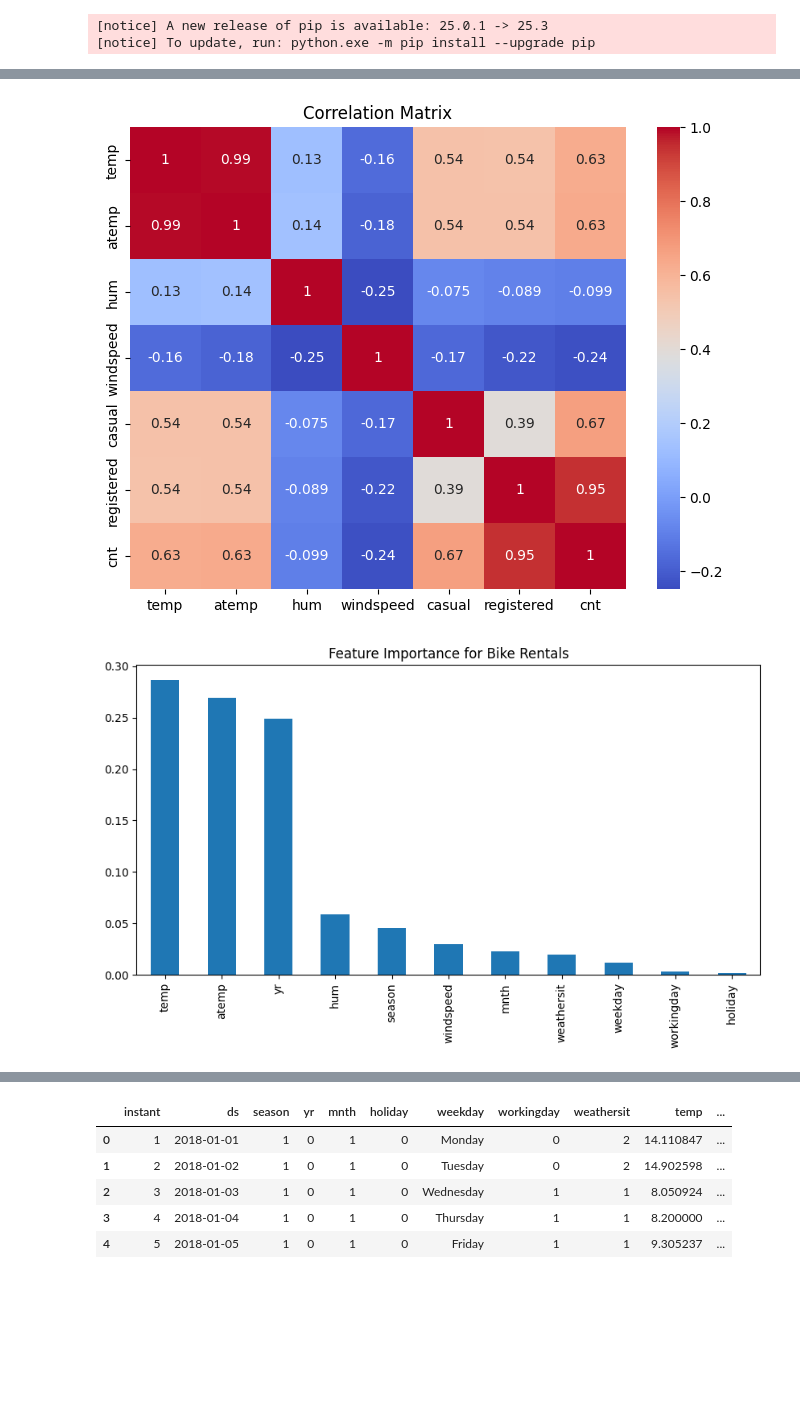
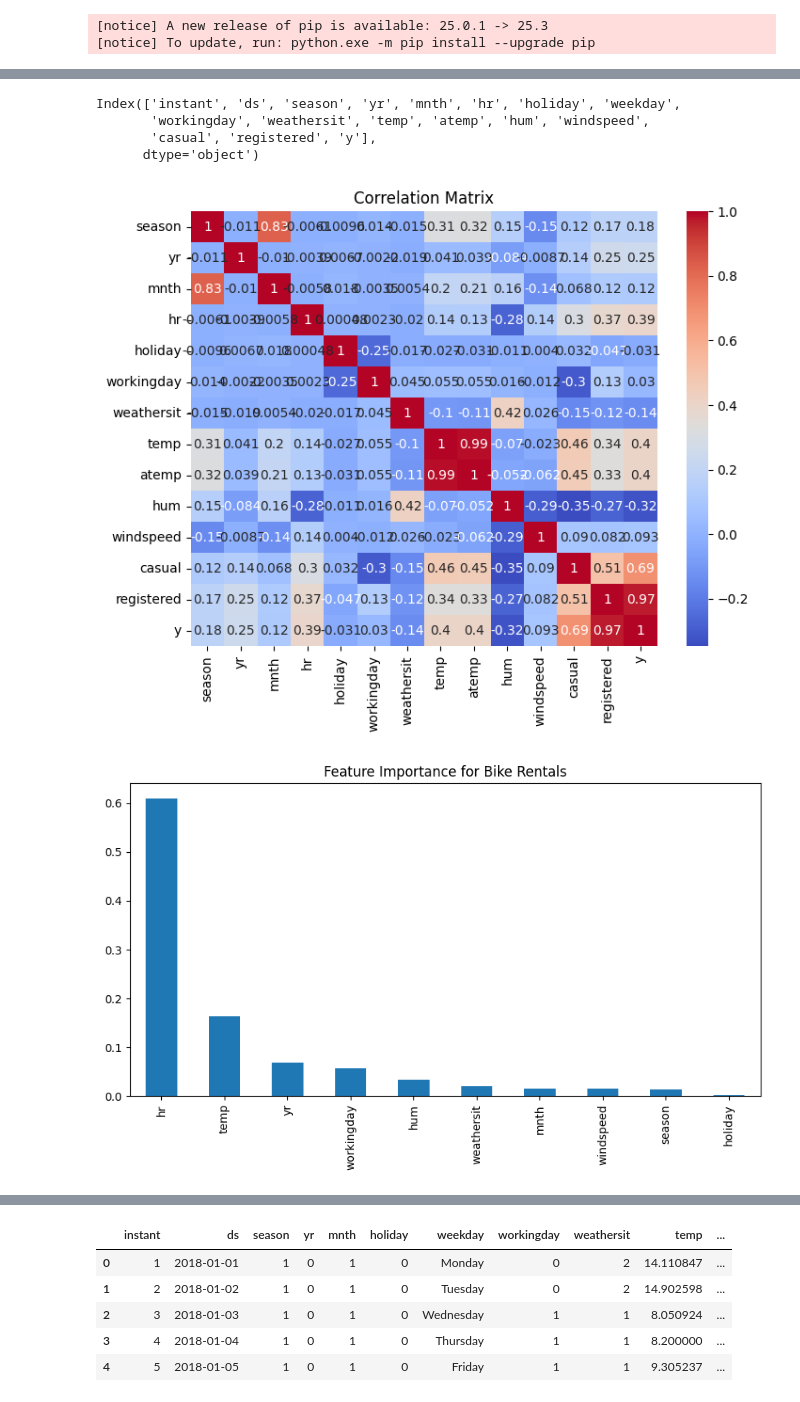
Before and after one commit to atikuddola/Forecasting-Model-Explore, a Jupyter notebook: forcast.ipynb, the cells around one changed output, grey strips where cells are left out. Cells and saved outputs as stored; diff of their text form; code cells hidden in the pictures; blank space fills up the shorter version.

```diff
--- a/forcast.ipynb
+++ b/forcast.ipynb
@@ -62,7 +86,7 @@ memory usage: 91.4+ KB
 # %%
 # Rename columns
-df_prophet = df.rename(columns={'dteday':'ds', 'cnt':'y'})
+df = df.rename(columns={'dteday':'ds', 'cnt':'y'})
 
 # Convert date
-df_prophet['ds'] = pd.to_datetime(df_prophet['ds'], dayfirst=True)
+df['ds'] = pd.to_datetime(df['ds'])
 # %%
@@ -97,5 +121,5 @@ plt.show()
 # %%
-df_prophet['weekday'] = df_prophet['ds'].dt.day_name()
-df_prophet.groupby('weekday')['y'].mean()
+df['weekday'] = df['ds'].dt.day_name()
+df.groupby('weekday')['y'].mean()
 # %% [output]
 weekday
@@ -128,8 +151,0 @@ plt.show()
-# %%
-df['weekday_name'] = pd.to_datetime(df['dteday'], dayfirst=True).dt.day_name()
-weekly_pattern = df.groupby('weekday_name')['cnt'].mean().reindex([
-    'Monday','Tuesday','Wednesday','Thursday','Friday','Saturday','Sunday'
-])
-weekly_pattern.plot(kind='bar', figsize=(8,4), title='Average Rentals per Weekday')
-plt.ylabel('Average Rentals')
-plt.show()
@@ -138,6 +151,0 @@ plt.show()
-# %%
-df['month'] = pd.to_datetime(df['dteday'], dayfirst=True).dt.month
-monthly_pattern = df.groupby('month')['cnt'].mean()
-monthly_pattern.plot(kind='bar', figsize=(8,4), title='Average Rentals per Month')
-plt.ylabel('Average Rentals')
-plt.show()
@@ -146,22 +152,35 @@ plt.show()
+# %%
+print(df.columns)
+# %% [output]
+Index(['instant', 'ds', 'season', 'yr', 'mnth', 'hr', 'holiday', 'weekday',
+       'workingday', 'weathersit', 'temp', 'atemp', 'hum', 'windspeed',
+       'casual', 'registered', 'y'],
+      dtype='object')
 # %%
-numerical_features = ['temp','atemp','hum','windspeed','casual','registered','cnt']
+numerical_features = ['season', 'yr', 'mnth', 'hr', 'holiday',
+       'workingday', 'weathersit', 'temp', 'atemp', 'hum', 'windspeed',
+       'casual', 'registered', 'y']
 corr = df[numerical_features].corr()
 
 import seaborn as sns
 plt.figure(figsize=(8,6))
 sns.heatmap(corr, annot=True, cmap='coolwarm')
 plt.title("Correlation Matrix")
 plt.show()
 # %% [output]
-[figure, old version]
+[figure, new version]
 # %%
 from sklearn.ensemble import RandomForestRegressor
 from sklearn.model_selection import train_test_split
 import pandas as pd
 
-features = ['season','yr','mnth','holiday','weekday','workingday','weathersit','temp','atemp','hum','windspeed']
+# [ 'ds', 'season', 'yr', 'mnth', 'hr', 'holiday',
+#        'workingday', 'weathersit', 'temp', 'atemp', 'hum', 'windspeed',
+#        'casual', 'registered', 'y']
+
+features = ['season','yr','mnth','hr','holiday','workingday','weathersit','temp','hum','windspeed']
 X = df[features]
-y = df['cnt']
+y = df['y']
 
 # Split for quick evaluation
 X_train, X_test, y_train, y_test = train_test_split(X, y, test_size=0.2, shuffle=False)
@@ -175,5 +194,5 @@ importance = pd.Series(rf.feature_importances_, index=features).sort_values(asce
 importance.plot(kind='bar', figsize=(10,5), title='Feature Importance for Bike Rentals')
 plt.show()
 # %% [output]
-[figure, old version]
+[figure, new version]
 # %%
```
Also changed, not shown: parts of 20 cells of this notebook.
